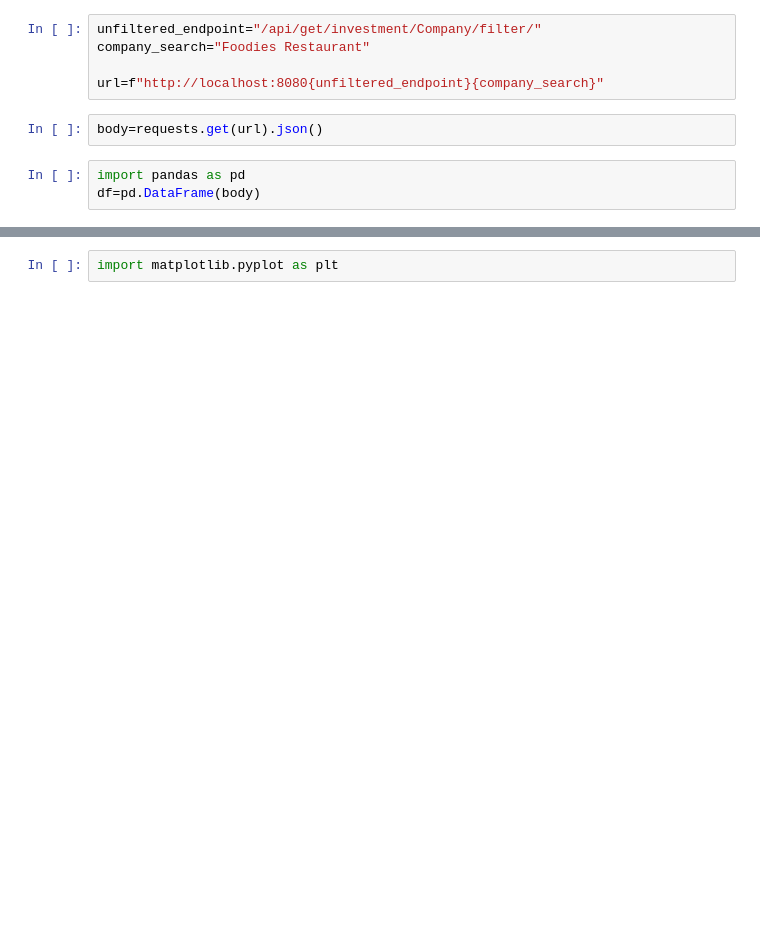
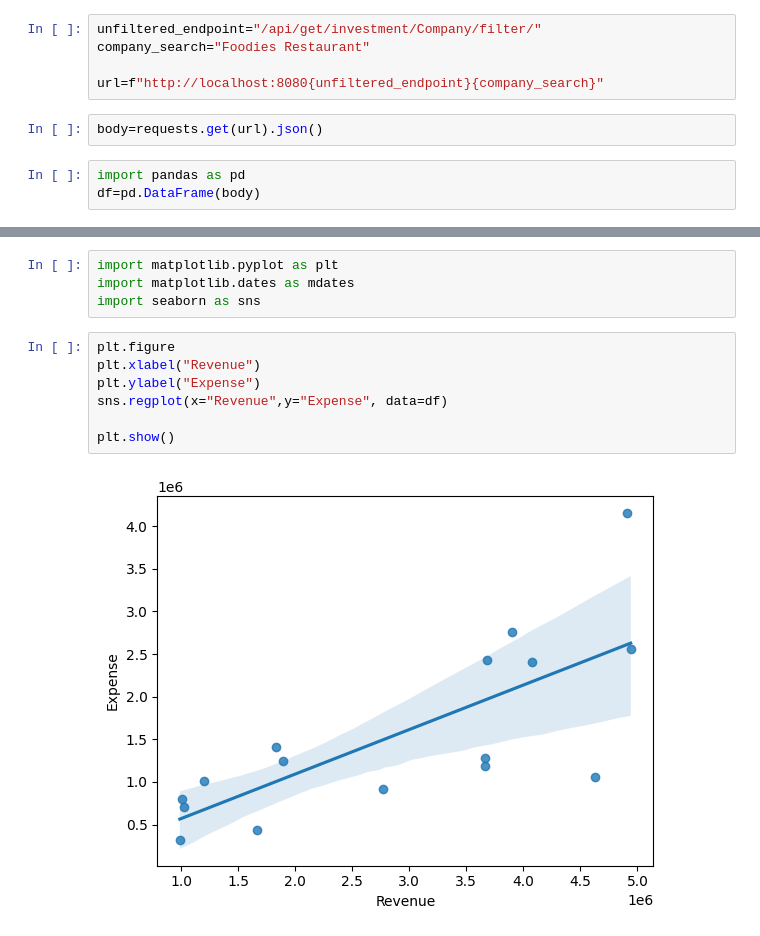
Before and after one commit to kevinMatthewT/Capstone-Project, a Jupyter notebook: prediction/company_prediction.ipynb, the cells around one changed output, grey strips where cells are left out. Cells and saved outputs as stored; diff of their text form; blank space fills up the shorter version.

```diff
--- a/prediction/company_prediction.ipynb
+++ b/prediction/company_prediction.ipynb
@@ -77,3 +77,14 @@ df
 | 15 | Foodies Restaurant | Beverage Lovers | Tangerang | 2002 | F&B | 54 | 4073468 | ... |
 # %%
 import matplotlib.pyplot as plt
+import matplotlib.dates as mdates
+import seaborn as sns
+# %%
+plt.figure
+plt.xlabel("Revenue")
+plt.ylabel("Expense")
+sns.regplot(x="Revenue",y="Expense", data=df)
+
+plt.show()
+# %% [output]
+[figure, added]
```
Also changed, not shown: parts of 10 cells of this notebook.
